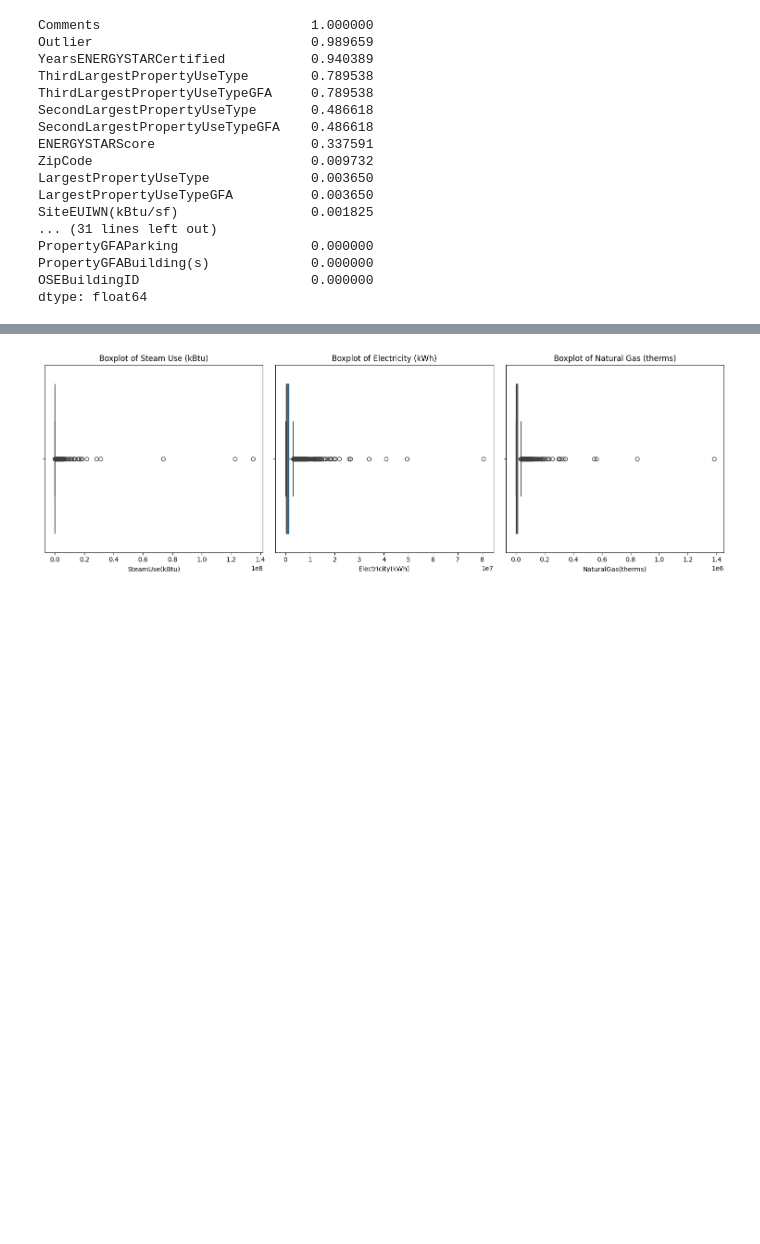
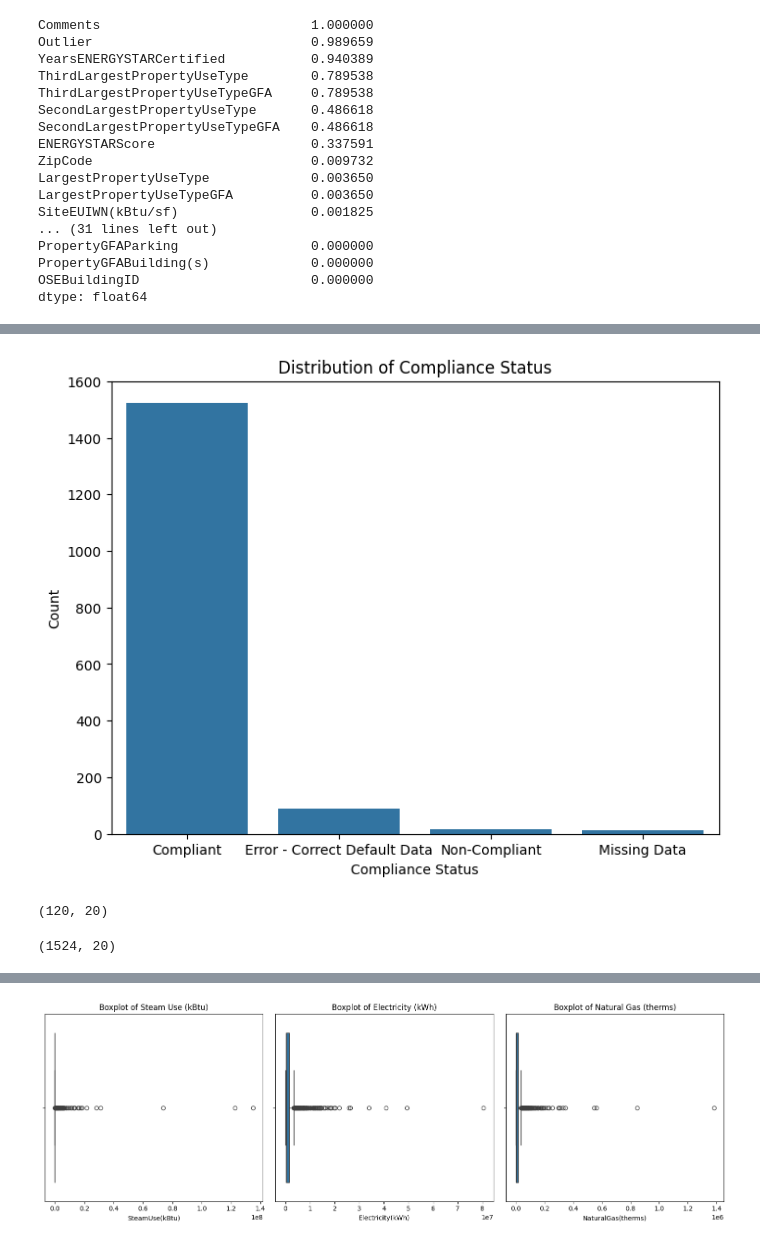
Before and after one commit to Tarek-D/P6, a Jupyter notebook: notebooks/modelistation_supervisee.ipynb, the cells around one changed output, grey strips where cells are left out. Saved outputs shown, nothing was run; the diff lists cells and outputs as text; code cells hidden in the pictures; blank space fills up the shorter version.

```diff
--- a/notebooks/modelistation_supervisee.ipynb
+++ b/notebooks/modelistation_supervisee.ipynb
@@ -177,0 +201,22 @@ memory usage: 256.9+ KB
+# %%
+# Voir la distribution des valeurs ComplianceStatus
+plt.figure(figsize=(8, 6))
+sns.countplot(data=building_consumption, x='ComplianceStatus', order=building_consumption['ComplianceStatus'].value_counts().index)
+plt.title('Distribution of Compliance Status')
+plt.xlabel('Compliance Status')
+plt.ylabel('Count')
+plt.show()
+# %% [output]
+[figure, added]
+# %%
+# On regarde comment cela impacterait la taille du dataset si on supprimait les lignes ou ComplianceStatus != 'Compliant'
+building_consumption_non_compliant = building_consumption[building_consumption['ComplianceStatus'] != 'Compliant']
+building_consumption_non_compliant.shape
+# %% [output]
+(120, 20)
+# %%
+# On supprime les lignes ou ComplianceStatus != 'Compliant'
+building_consumption = building_consumption[building_consumption['ComplianceStatus'] == 'Compliant']
+building_consumption.shape
+# %% [output]
+(1524, 20)
```
Also changed, not shown: parts of 34 cells of this notebook.
